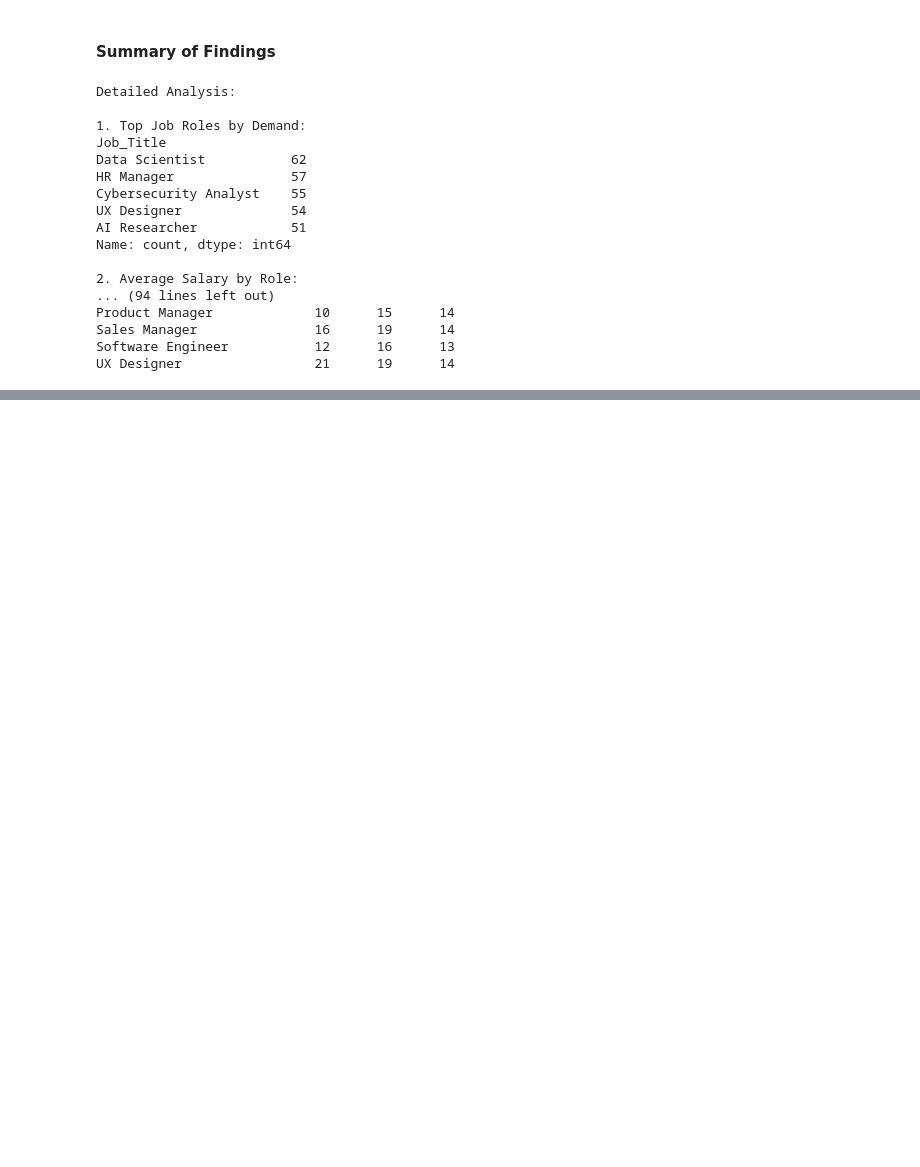
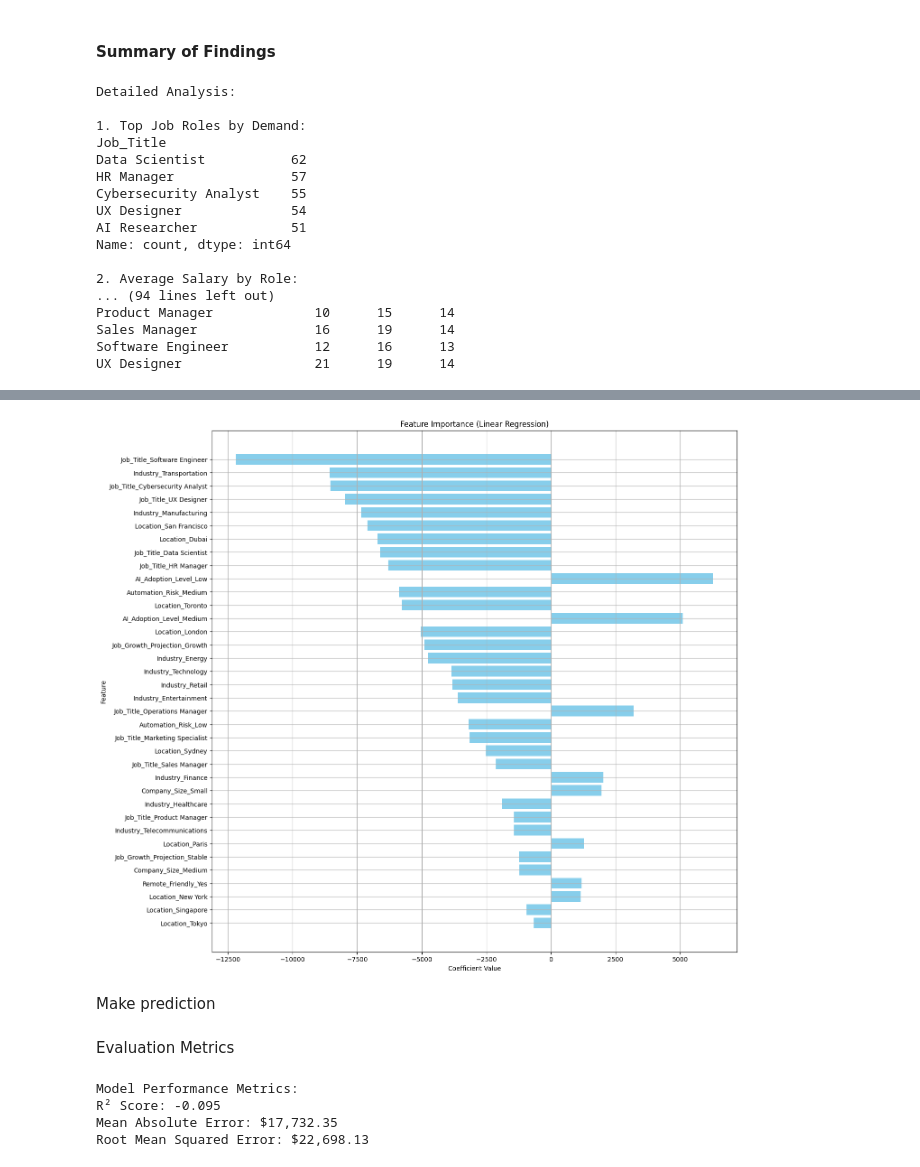
Before and after one commit to Arnold-18-CS/AI-Job-Market-Data-Analysis, a Jupyter notebook: main.ipynb, the cells around one changed output, grey strips where cells are left out. Drawn from its saved outputs; the diff is of its cells as text; code cells hidden in the pictures; blank space fills up the shorter version.

```diff
--- a/main.ipynb
+++ b/main.ipynb
@@ -823,0 +920,7 @@ UX Designer                 21      19      14
+# %%
+categorical_features = X.columns
+preprocessor = ColumnTransformer(
+    transformers=[
+        ('cat', OneHotEncoder(drop='first'), categorical_features)
+    ]
+)
@@ -823,0 +929,7 @@ UX Designer                 21      19      14
+# %%
+model_pipeline = Pipeline(
+    steps=[
+        ('preprocessor', preprocessor),
+        ('regressor', LinearRegression())
+    ]
+)
@@ -823,0 +938,2 @@ UX Designer                 21      19      14
+# %%
+X_train, X_test, y_train, y_test = train_test_split(X, y, test_size=0.2, random_state=69)
@@ -823,0 +942,2 @@ UX Designer                 21      19      14
+# %%
+model_pipeline.fit(X_train, y_train)
@@ -823,0 +953,26 @@ UX Designer                 21      19      14
+# %%
+encoded_features = model_pipeline.named_steps['preprocessor'].transformers_[0][1].get_feature_names_out(categorical_features)
+coefficients = model_pipeline.named_steps['regressor'].coef_
+
+importance_df = pd.DataFrame({
+    'Feature': encoded_features,
+    'Coefficient': coefficients
+})
+
+importance_df['AbsCoefficient'] = importance_df['Coefficient'].abs()
+importance_df = importance_df.sort_values(by='AbsCoefficient', ascending=False)
+import matplotlib.pyplot as plt
+
+# Bar plot for feature importance
+plt.figure(figsize=(15, 15))
+plt.barh(importance_df['Feature'], importance_df['Coefficient'], color='skyblue')
+plt.xlabel('Coefficient Value')
+plt.ylabel('Feature')
+plt.title('Feature Importance (Linear Regression)')
+plt.gca().invert_yaxis()  # Invert y-axis for better readability
+plt.grid(True)
+plt.show()
+# %% [output]
+[figure, added]
+# %% [markdown]
+Make prediction
@@ -823,0 +981,16 @@ UX Designer                 21      19      14
+# %% [markdown]
+Evaluation Metrics
+# %%
+mae = mean_absolute_error(y_test, y_pred)
+rmse = np.sqrt(mean_squared_error(y_test, y_pred))
+r2 = r2_score(y_test, y_pred)
+
+print("Model Performance Metrics:")
+print(f"R² Score: {r2:.3f}")
+print(f"Mean Absolute Error: ${mae:,.2f}")
+print(f"Root Mean Squared Error: ${rmse:,.2f}")
+# %% [output]
+Model Performance Metrics:
+R² Score: -0.095
+Mean Absolute Error: $17,732.35
+Root Mean Squared Error: $22,698.13
```
Also changed, not shown: parts of 25 cells of this notebook.
